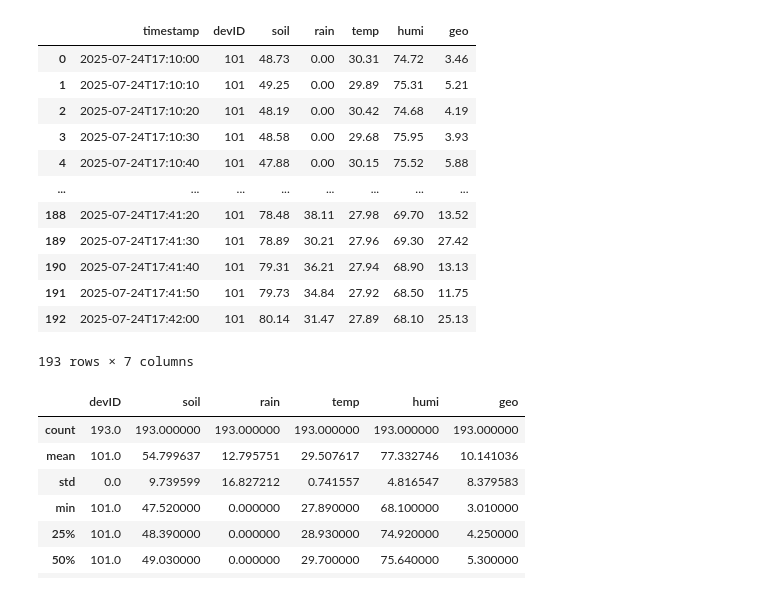
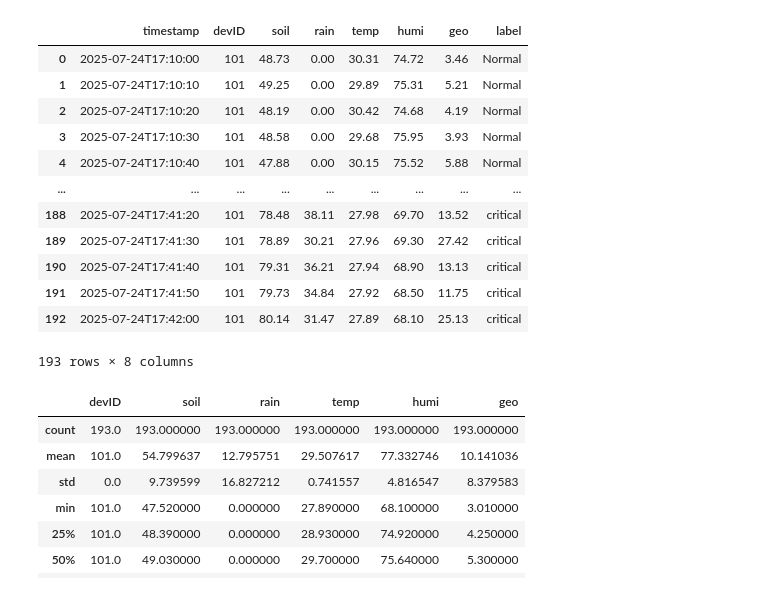
Before and after one commit to Ahmadaduwa/Landslide, a Jupyter notebook: models/IsalationForest/Isolation_Forest_Validate2.ipynb, the cells around one changed output. Saved outputs shown, nothing was run; the diff lists cells and outputs as text; code cells hidden in the pictures.

```diff
--- a/models/IsalationForest/Isolation_Forest_Validate2.ipynb
+++ b/models/IsalationForest/Isolation_Forest_Validate2.ipynb
@@ -5,34 +5,37 @@ from joblib import load
 from sklearn.decomposition import PCA
 from scipy.spatial.distance import mahalanobis
 import matplotlib.pyplot as plt
+from sklearn.metrics import f1_score, classification_report, confusion_matrix
 import seaborn as sns
 
 crit_thresh = -0.094870
 warn_thresh = -0.042534
+
 
 # Load Isolation Forest model and scaler
 scaler = load('./model/iso_scaler.joblib')
 iso_model = load('./model/iso_model.joblib')
 
 # Load datasets
-df_val = pd.read_csv("./data/test.csv")
+df_val = pd.read_excel("./data/test.xlsx")
 df_val = df_val.sort_values('timestamp').reset_index(drop=True)
 # %%
+df_val['label'] = df_val['label'].fillna('Normal')
 df_val
 # %% [output]
-|  | timestamp | devID | soil | rain | temp | humi | geo |
-| 0 | 2025-07-24T17:10:00 | 101 | 48.73 | 0.00 | 30.31 | 74.72 | 3.46 |
-| 1 | 2025-07-24T17:10:10 | 101 | 49.25 | 0.00 | 29.89 | 75.31 | 5.21 |
-| 2 | 2025-07-24T17:10:20 | 101 | 48.19 | 0.00 | 30.42 | 74.68 | 4.19 |
-| 3 | 2025-07-24T17:10:30 | 101 | 48.58 | 0.00 | 29.68 | 75.95 | 3.93 |
-| 4 | 2025-07-24T17:10:40 | 101 | 47.88 | 0.00 | 30.15 | 75.52 | 5.88 |
-| ... | ... | ... | ... | ... | ... | ... | ... |
-| 188 | 2025-07-24T17:41:20 | 101 | 78.48 | 38.11 | 27.98 | 69.70 | 13.52 |
-| 189 | 2025-07-24T17:41:30 | 101 | 78.89 | 30.21 | 27.96 | 69.30 | 27.42 |
-| 190 | 2025-07-24T17:41:40 | 101 | 79.31 | 36.21 | 27.94 | 68.90 | 13.13 |
-| 191 | 2025-07-24T17:41:50 | 101 | 79.73 | 34.84 | 27.92 | 68.50 | 11.75 |
-| 192 | 2025-07-24T17:42:00 | 101 | 80.14 | 31.47 | 27.89 | 68.10 | 25.13 |
+|  | timestamp | devID | soil | rain | temp | humi | geo | label |
+| 0 | 2025-07-24T17:10:00 | 101 | 48.73 | 0.00 | 30.31 | 74.72 | 3.46 | Normal |
+| 1 | 2025-07-24T17:10:10 | 101 | 49.25 | 0.00 | 29.89 | 75.31 | 5.21 | Normal |
+| 2 | 2025-07-24T17:10:20 | 101 | 48.19 | 0.00 | 30.42 | 74.68 | 4.19 | Normal |
+| 3 | 2025-07-24T17:10:30 | 101 | 48.58 | 0.00 | 29.68 | 75.95 | 3.93 | Normal |
+| 4 | 2025-07-24T17:10:40 | 101 | 47.88 | 0.00 | 30.15 | 75.52 | 5.88 | Normal |
+| ... | ... | ... | ... | ... | ... | ... | ... | ... |
+| 188 | 2025-07-24T17:41:20 | 101 | 78.48 | 38.11 | 27.98 | 69.70 | 13.52 | critical |
+| 189 | 2025-07-24T17:41:30 | 101 | 78.89 | 30.21 | 27.96 | 69.30 | 27.42 | critical |
+| 190 | 2025-07-24T17:41:40 | 101 | 79.31 | 36.21 | 27.94 | 68.90 | 13.13 | critical |
+| 191 | 2025-07-24T17:41:50 | 101 | 79.73 | 34.84 | 27.92 | 68.50 | 11.75 | critical |
+| 192 | 2025-07-24T17:42:00 | 101 | 80.14 | 31.47 | 27.89 | 68.10 | 25.13 | critical |
-193 rows × 7 columns
+193 rows × 8 columns
 # %%
 #df_val  = pd.concat([df1, df2], ignore_index=True)
 df_val.describe()
```
Also changed, not shown: parts of 6 cells of this notebook, 4 other files.
